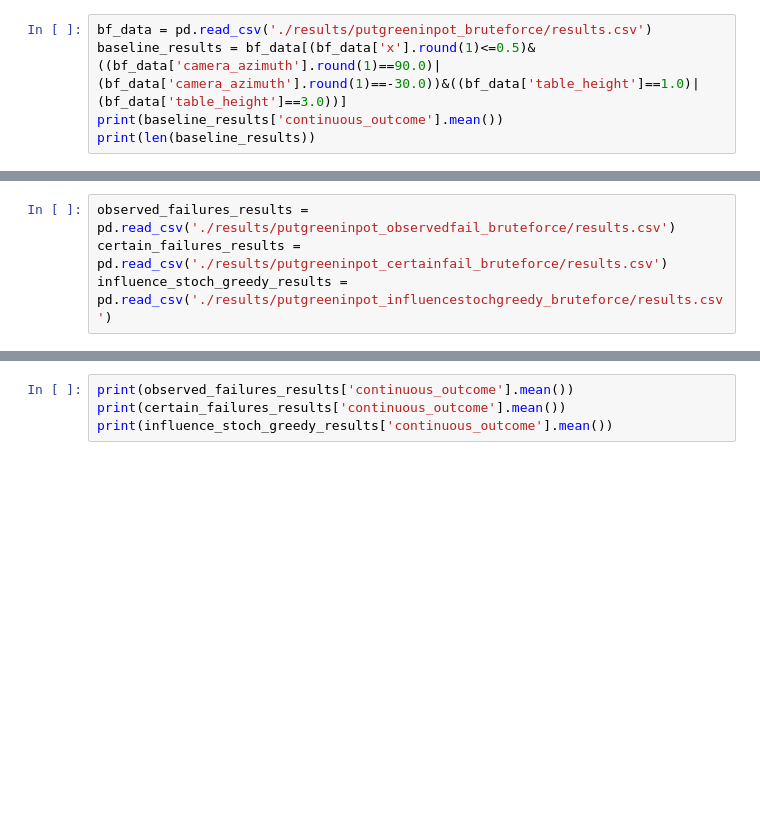
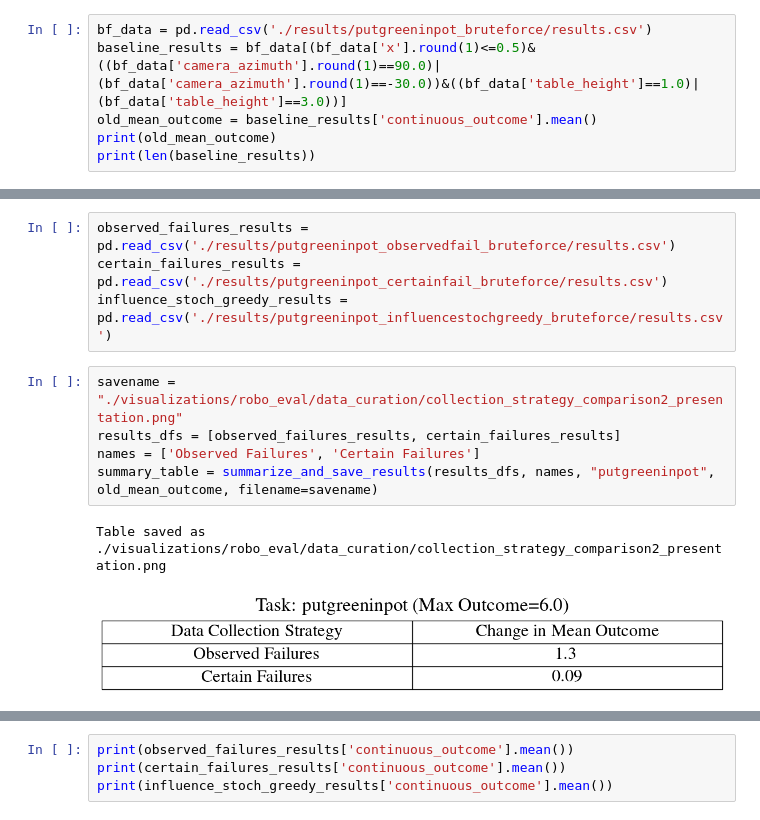
Before and after one commit to iamandrewliao/active-testing, a Jupyter notebook: analysis.ipynb, the cells around one changed output, grey strips where cells are left out. Saved outputs shown, nothing was run; the diff lists cells and outputs as text; blank space fills up the shorter version.

```diff
--- a/analysis.ipynb
+++ b/analysis.ipynb
@@ -1423,7 +1427,8 @@ Observed Failures: 108 rows
 # %%
 bf_data = pd.read_csv('./results/putgreeninpot_bruteforce/results.csv')
 baseline_results = bf_data[(bf_data['x'].round(1)<=0.5)&((bf_data['camera_azimuth'].round(1)==90.0)|(bf_data['camera_azimuth'].round(1)==-30.0))&((bf_data['table_height']==1.0)|(bf_data['table_height']==3.0))]
-print(baseline_results['continuous_outcome'].mean())
+old_mean_outcome = baseline_results['continuous_outcome'].mean()
+print(old_mean_outcome)
 print(len(baseline_results))
 # %% [output]
 3.1055045871559632
@@ -1432,3 +1437,11 @@ print(len(baseline_results))
 observed_failures_results = pd.read_csv('./results/putgreeninpot_observedfail_bruteforce/results.csv')
 certain_failures_results = pd.read_csv('./results/putgreeninpot_certainfail_bruteforce/results.csv')
 influence_stoch_greedy_results = pd.read_csv('./results/putgreeninpot_influencestochgreedy_bruteforce/results.csv')
+# %%
+savename = "./visualizations/robo_eval/data_curation/collection_strategy_comparison2_presentation.png"
+results_dfs = [observed_failures_results, certain_failures_results]
+names = ['Observed Failures', 'Certain Failures']
+summary_table = summarize_and_save_results(results_dfs, names, "putgreeninpot", old_mean_outcome, filename=savename)
+# %% [output]
+Table saved as ./visualizations/robo_eval/data_curation/collection_strategy_comparison2_presentation.png
+[figure, added]
```
Also changed, not shown: parts of 8 cells of this notebook, 5 other files.
